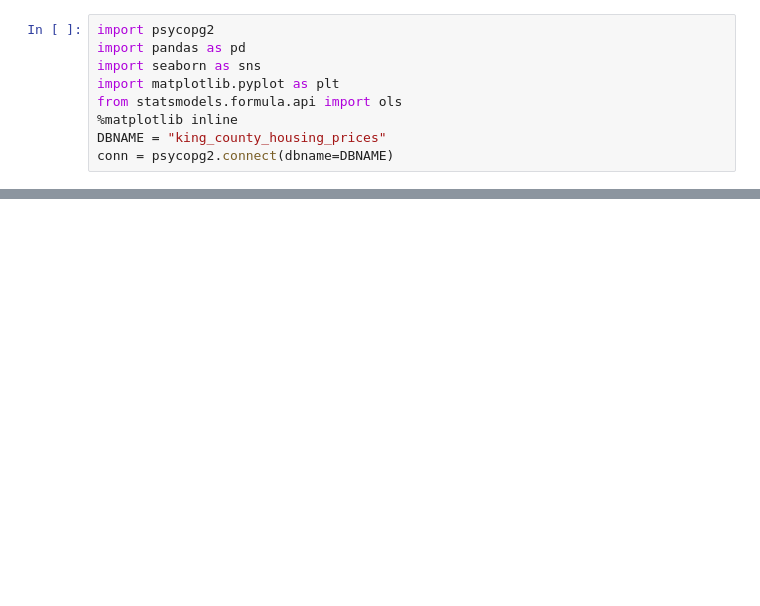
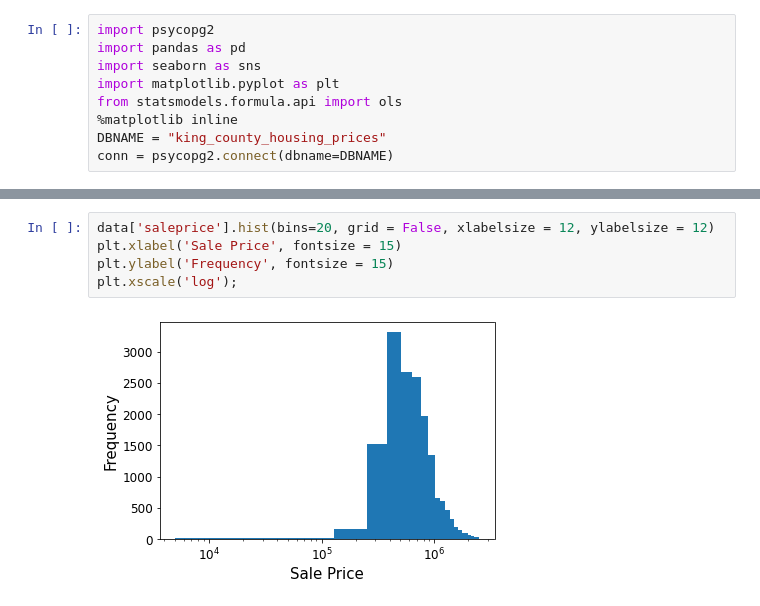
Before and after one commit to aspotter99/Real_Estate_revisit, a Jupyter notebook: notebooks/visualizations.ipynb, the cells around one changed output, grey strips where cells are left out. Cells and saved outputs as stored; diff of their text form; blank space fills up the shorter version.

```diff
--- a/notebooks/visualizations.ipynb
+++ b/notebooks/visualizations.ipynb
@@ -20,0 +40,7 @@ df.head()
+# %%
+data['saleprice'].hist(bins=20, grid = False, xlabelsize = 12, ylabelsize = 12)
+plt.xlabel('Sale Price', fontsize = 15)
+plt.ylabel('Frequency', fontsize = 15)
+plt.xscale('log');
+# %% [output]
+[figure, added]
```
Also changed, not shown: parts of 19 cells of this notebook.
